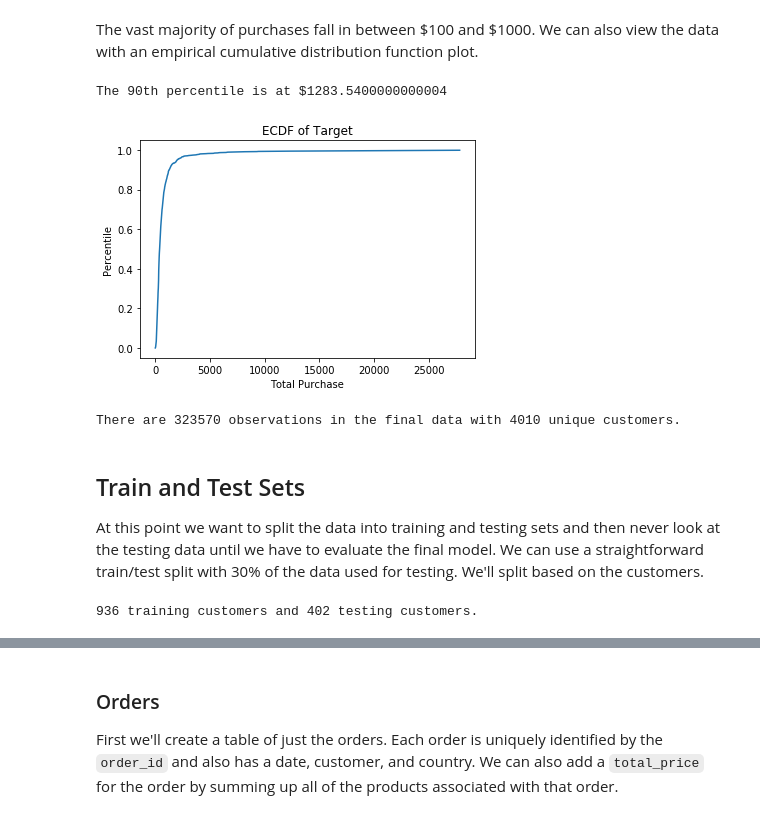
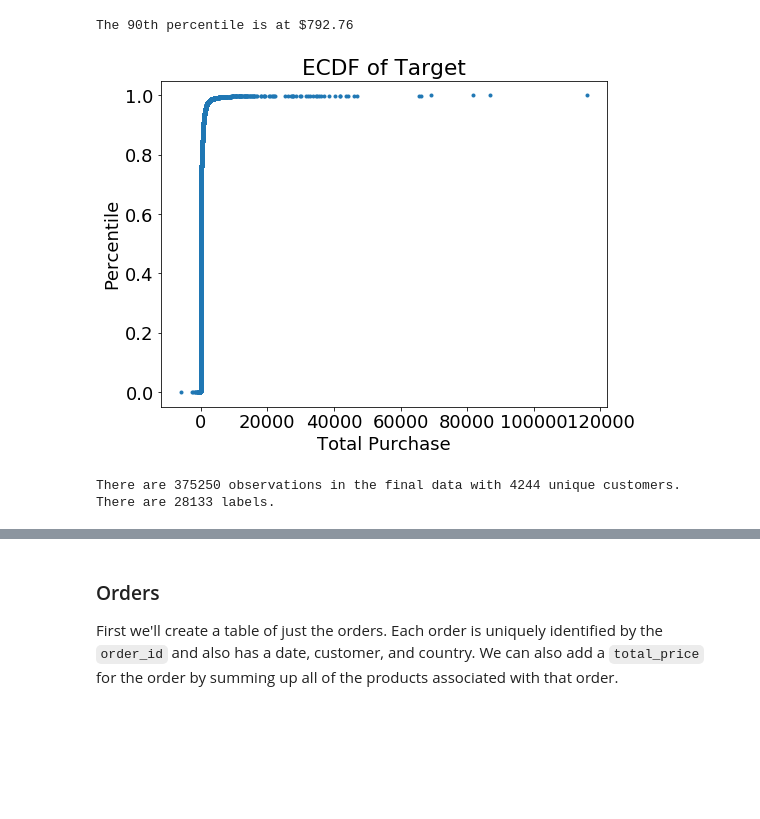
Before and after one commit to alteryx/Automated-Manual-Comparison, a Jupyter notebook: retail/notebooks/Manual.ipynb, the cells around one changed output, grey strips where cells are left out. Drawn from its saved outputs; the diff is of its cells as text; code cells hidden in the pictures; blank space fills up the shorter version.

```diff
--- a/retail/notebooks/Manual.ipynb
+++ b/retail/notebooks/Manual.ipynb
@@ -240,3 +84,0 @@ Name: date, dtype: object
-# %%
-labels = pd.DataFrame(label_data.groupby('customer_id')['total_price'].sum())
-sns.kdeplot(labels['total_price'])
@@ -279,3 +84,0 @@ unique_customers = pd.DataFrame(data['customer_id'].unique()).rename(columns = {
-# %%
-labels = labels.merge(unique_customers, on = 'customer_id', how = 'right')
-labels['total_price'] = labels['total_price'].fillna(0)
@@ -284,5 +84,0 @@ Now we need to limit the labels to only contain customers that appear in the dat
-# %%
-labels = labels[labels['total_price'] > 0]
-
-print('There are {} unique customers.'.format(labels.index.nunique()))
-labels['total_price'].describe()
@@ -300,4 +84,0 @@ Name: total_price, dtype: float64
-# %%
-labels = labels.rename(columns = {'total_price': 'target'})
-labels['label'] = 1.0 * (labels['target'] > 500)
-labels['label'].value_counts().plot.bar()
@@ -314,19 +85,19 @@ plt.xscale('log'); plt.xlabel('Total Purchase ($)'); plt.ylabel('Count'); plt.ti
-# %% [markdown]
-The vast majority of purchases fall in between \$100 and \$1000. We can also view the data with an empirical cumulative distribution function plot.
 # %%
 def ecdf(a):
     x = np.sort(a)
     y = np.arange(len(x)) / float(len(x))
     return x, y
 # %%
-x, y = ecdf(labels['target'])
-plt.plot(x, y);
+x, y = ecdf(labels['total'])
+plt.plot(x, y, '.');
 plt.xlabel('Total Purchase'); plt.ylabel('Percentile'); plt.title('ECDF of Target');
-print(f'The 90th percentile is at ${x[np.where(y > 0.9)[0][0]]}')
+print(f'The 90th percentile is at ${round(x[np.where(y > 0.9)[0][0]], 2)}')
 # %% [output]
-The 90th percentile is at $1283.5400000000004
+The 90th percentile is at $792.76
-[figure, old version]
+[figure, new version]
 # %%
 print(f'There are {len(data)} observations in the final data with {data["customer_id"].nunique()} unique customers.')
+print(f'There are {len(labels)} labels.')
 # %% [output]
-There are 323570 observations in the final data with 4010 unique customers.
+There are 375250 observations in the final data with 4244 unique customers.
+There are 28133 labels.
@@ -335,13 +103,0 @@ data.to_csv('../input/usable_purchases.csv')
-# %% [markdown]
-## Train and Test Sets
-
-At this point we want to split the data into training and testing sets and then never look at the testing data until we have to evaluate the final model. We can use a straightforward train/test split with 30% of the data used for testing. We'll split based on the customers.
-# %%
-from sklearn.model_selection import train_test_split
-
-train_customers, test_customers, train_labels, test_labels = train_test_split(list(labels.index), list(labels['label']),
-                                                                             test_size = 0.3, random_state = 50)
-
-print(f'{len(train_customers)} training customers and {len(test_customers)} testing customers.')
-# %% [output]
-936 training customers and 402 testing customers.
```
Also changed, not shown: parts of 63 cells of this notebook, 1 other file.
